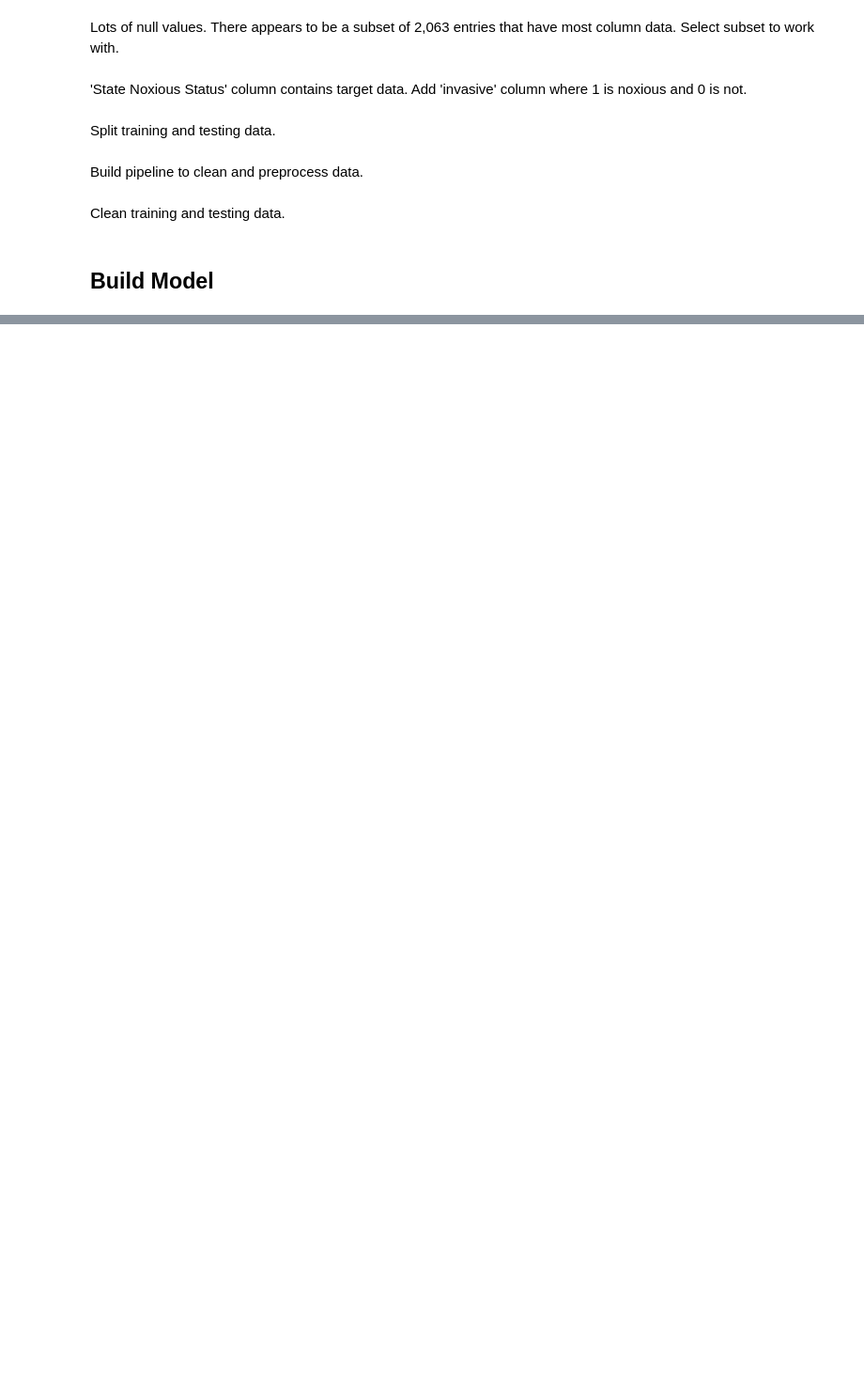
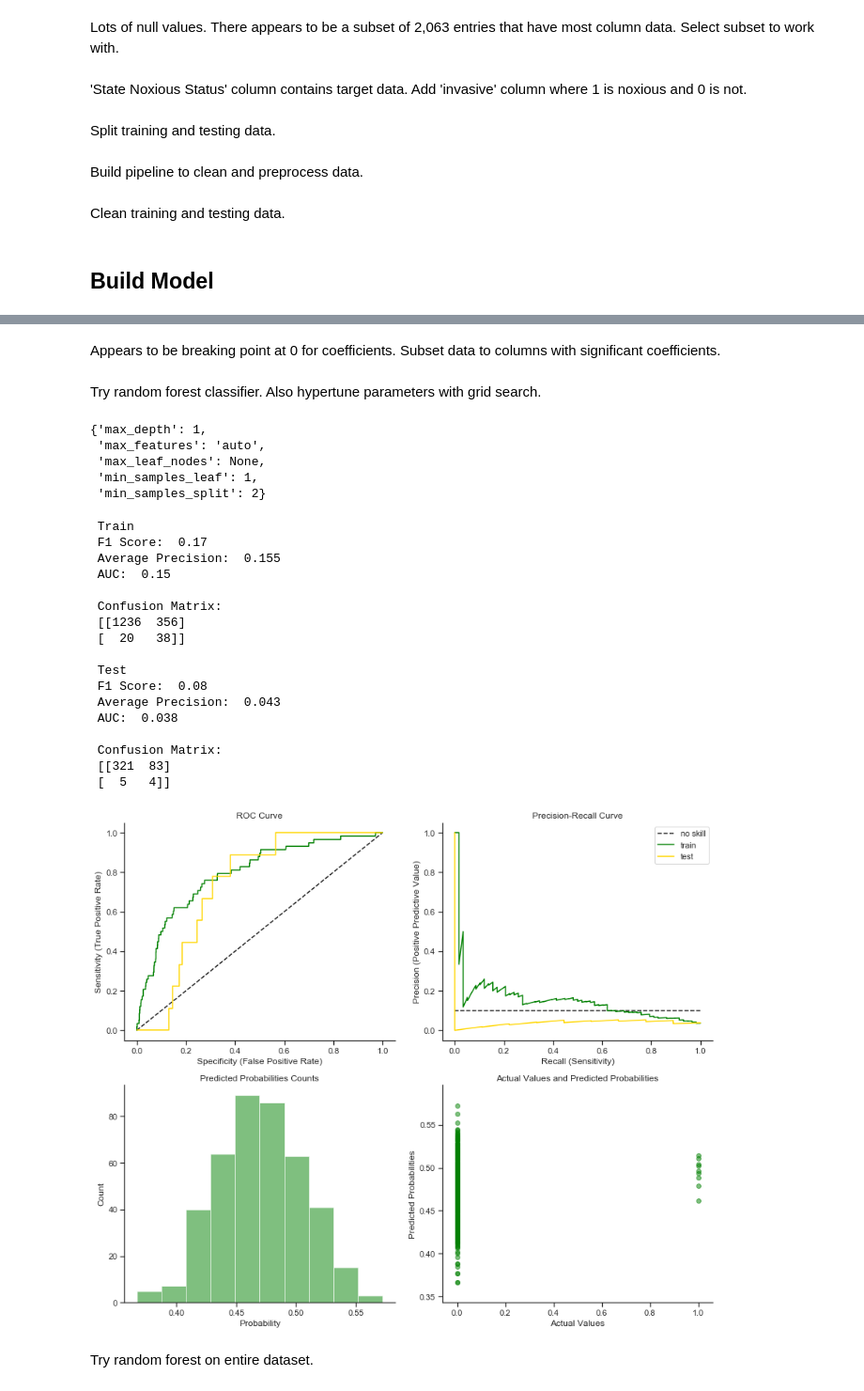
Before and after one commit to nkacoroski/dsc-3-final-project, a Jupyter notebook: student.ipynb, the cells around one changed output, grey strips where cells are left out. Shown at 94% size. Cells and saved outputs as stored; diff of their text form; code cells hidden in the pictures; blank space fills up the shorter version.

```diff
--- a/student.ipynb
+++ b/student.ipynb
@@ -391,0 +271,5 @@ h20 = H20
+# %%
+coefs = logreg.coef_.tolist()
+coefs_list = list(zip(X_train_cdf.columns, coefs[0]))
+coefs_sorted = sorted(coefs_list, key= lambda x: abs(x[1]), reverse=True)
+coefs_sorted[:20]
@@ -391,0 +297,62 @@ h20 = H20
+# %% [markdown]
+Appears to be breaking point at 0 for coefficients. Subset data to columns with significant coefficients.
+# %%
+X_train_coef = X_train_cdf.copy()
+X_test_coef = X_test_cdf.copy()
+top_coefs = [x[0] for x in coefs_sorted if abs(x[1]) > 0]
+X_train_coefs = X_train_cdf[top_coefs]
+X_test_coefs = X_test_cdf[top_coefs]
+# %% [markdown]
+Try random forest classifier. Also hypertune parameters with grid search.
+# %%
+params = {'max_depth': [1, 2, 3, 5],
+          'min_samples_leaf': [1, 2, 5],
+          'min_samples_split': [2, 5, 10],
+          'max_features': ['auto','log2', 1, 2],
+          'max_leaf_nodes': [None, 2, 3, 5]}
+
+grdsrc = GridSearchCV(RandomForestClassifier(criterion='gini',
+                                             n_estimators=100,
+                                             random_state=42),
+                      param_grid=params,
+                      cv=5)
+
+grdsrc.fit(X_train_coefs, y_train)
+
+grdsrc.best_params_
+# %% [output]
+{'max_depth': 1,
+ 'max_features': 'auto',
+ 'max_leaf_nodes': None,
+ 'min_samples_leaf': 1,
+ 'min_samples_split': 2}
+# %%
+rfc = RandomForestClassifier(n_estimators=1000,
+                             random_state=42,
+                             criterion='gini',
+                             max_depth=1, min_samples_leaf=1,
+                             min_samples_split=2, max_features='auto',
+                             max_leaf_nodes=None, class_weight='balanced')
+
+print_metrics(rfc, X_train_coefs, X_test_coefs, y_train, y_test)
+# %% [output]
+ Train
+ F1 Score:  0.17
+ Average Precision:  0.155
+ AUC:  0.15
+
+ Confusion Matrix:
+ [[1236  356]
+ [  20   38]]
+
+ Test
+ F1 Score:  0.08
+ Average Precision:  0.043
+ AUC:  0.038
+
+ Confusion Matrix:
+ [[321  83]
+ [  5   4]]
+[figure, added]
+# %% [markdown]
+Try random forest on entire dataset.
```
Also changed, not shown: parts of 43 cells of this notebook, 2 other files.
